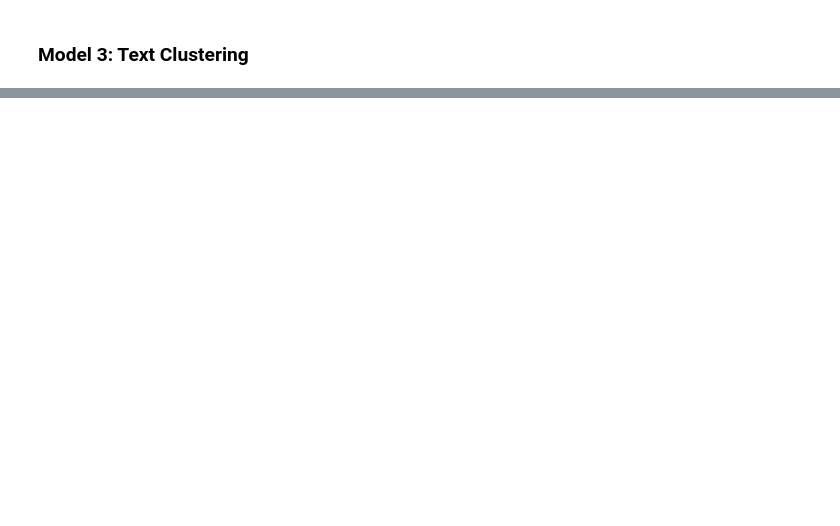
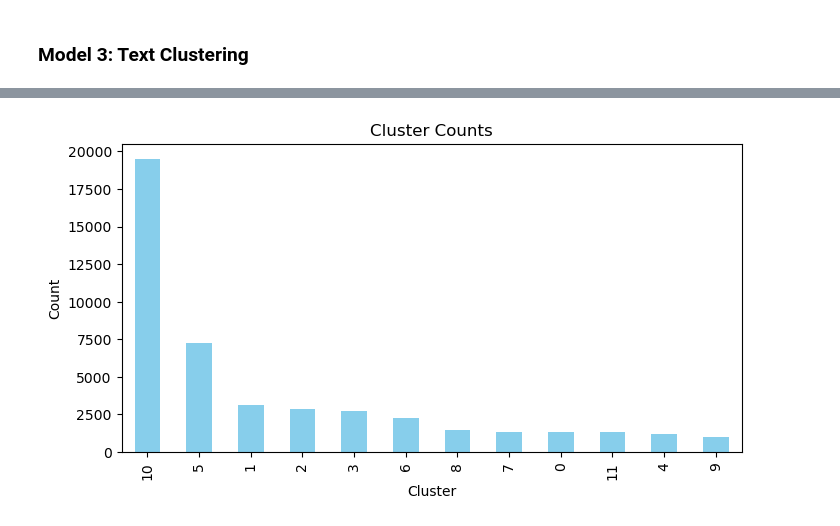
Before and after one commit to slimrivermoi/Techlabs-DS5, a Jupyter notebook: edit_data/Lee/Model_by_Cluster_KNN.ipynb, the cells around one changed output, grey strips where cells are left out. Drawn from its saved outputs; the diff is of its cells as text; code cells hidden in the pictures; blank space fills up the shorter version.

Commit message:
updated notes and model refinement

```diff
--- a/edit_data/Lee/Model_by_Cluster_KNN.ipynb
+++ b/edit_data/Lee/Model_by_Cluster_KNN.ipynb
@@ -192,0 +109,14 @@ df = df.loc[~df['Joined_Strings'].isna() == True].copy()
+# %%
+# convert dtype to unicode
+documents = df['Joined_Strings'].values.astype("U")
+
+## optional to create your own custom stop_words (to remove words such as "life","man","woman")
+## limit to 10000 vocabulary for clustering
+## ignore words appear over 90% in the doc
+## ngram -> includes uni- and bigram words (eg: killer, serial killer)
+vectorizer = TfidfVectorizer(max_df=0.90,stop_words='english', ngram_range=(1,2), max_features=10000)
+
+features = vectorizer.fit_transform(documents) #this is X
+
+#check the shape of the data
+features.shape
@@ -192,0 +143,6 @@ df = df.loc[~df['Joined_Strings'].isna() == True].copy()
+# %%
+# we use K=11 based on silhoutte plot
+
+k = 12
+model = KMeans(n_clusters=k, init='k-means++', max_iter=100, n_init=1)
+model.fit(features)
@@ -192,0 +201,16 @@ df = df.loc[~df['Joined_Strings'].isna() == True].copy()
+# %%
+import matplotlib.pyplot as plt
+
+# Plotting the Series as a bar chart
+plt.figure(figsize=(8, 4))
+df['cluster'].value_counts().plot(kind='bar', color='skyblue')
+
+# Adding title and labels
+plt.title('Cluster Counts')
+plt.xlabel('Cluster')
+plt.ylabel('Count')
+
+# Display the plot
+plt.show()
+# %% [output]
+[figure, added]
```
Also changed, not shown: parts of 48 cells of this notebook, 5 other files.
